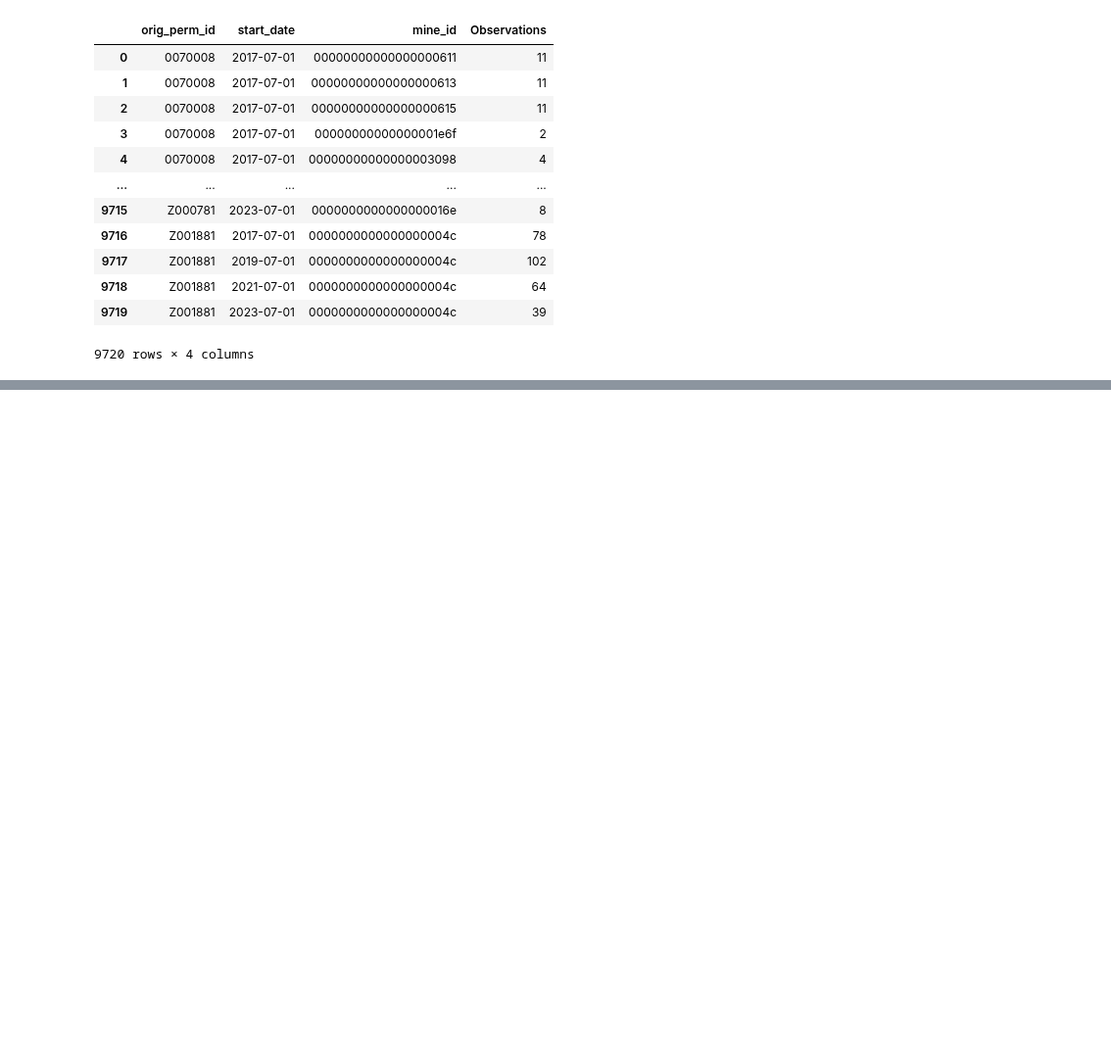
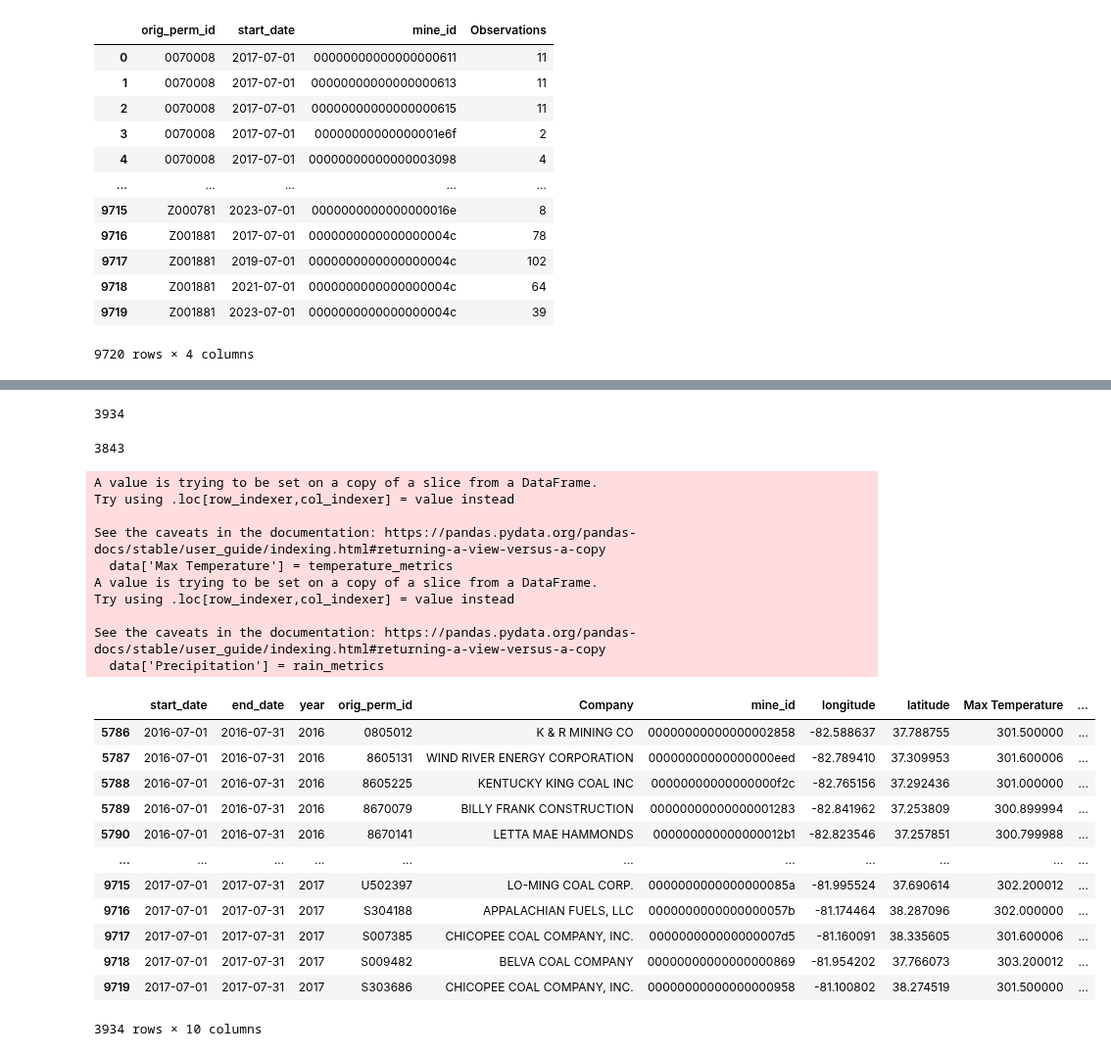
Before and after one commit to KendallScott/Capstone, a Jupyter notebook: Data_Cleanup_all.ipynb, the cells around one changed output, grey strips where cells are left out. Shown at 98% size. Saved outputs shown, nothing was run; the diff lists cells and outputs as text; code cells hidden in the pictures; blank space fills up the shorter version.

```diff
--- a/Data_Cleanup_all.ipynb
+++ b/Data_Cleanup_all.ipynb
@@ -278,6 +260,10 @@ Enter verification code: 4/1AfJohXnNNtffVJni2sl8rPKXwFpoyadGOhkb5phYgdrm7fjJYqGo
 
 Successfully saved authorization token.
 # %%
-dataquery = df[['start_date','end_date','year', 'orig_perm_id']].drop_duplicates()
+dataquery = df[['start_date','end_date','year', 'orig_perm_id', 'Company', 'mine_id']].drop_duplicates()
 dataquery['end_date'] = dataquery['end_date'].astype(str)
 dataquery['start_date'] = dataquery['start_date'].astype(str)
+
+df_lat_long = df[['orig_perm_id', 'start_date','end_date', 'longitude', 'latitude', 'Company', 'mine_id']].groupby(['orig_perm_id', 'end_date', 'Company', 'mine_id']).last()
+df_lat_long['start_date'] = df_lat_long['start_date'].astype(str)
+dataquery = pd.merge(dataquery, df_lat_long,  how='inner', left_on=['orig_perm_id', 'Company', 'mine_id','start_date'], right_on = ['orig_perm_id', 'Company', 'mine_id','start_date'])
@@ -303,12 +274,10 @@ dataquery
-# %%
-dataquery = pd.merge(dataquery, df_lat_long,  how='inner', left_on=['orig_perm_id', 'start_date'], right_on = ['orig_perm_id','start_date'])
 # %%
 temperature_metrics = []
 water_quality_metrics = []
 rain_metrics = []
 aerosol_metrics = []
 
-i=0
+i=5786
 while i < len(dataquery):
     # Access the geometry of the feature
     data = dataquery[i:(i+1)]
@@ -360,12 +329,8 @@ while i < len(dataquery):
 #https://developers.google.com/earth-engine/datasets/catalog/COPERNICUS_S5P_NRTI_L3_AER_AI#bands
 #A measure of the prevalence of aerosols in the atmosphere.
 
-    print('max_temp',temp.getInfo())
-    print('rain',rain.getInfo())
-    print('water quality:',water_quality_stats.getInfo())
-    print(i+1/len(dataquery))
+    print(i)
     # Append the water quality metric to the list
-    water_quality_metrics.append(water_quality_stats.getInfo())
     temperature_metrics.append(temp.getInfo())
     rain_metrics.append(rain.getInfo())
     i+=1
@@ -392,9 +432,9 @@ water quality: -0.17455690334857046
 # %%
 # Add latitude, longitude, elevation, and water quality columns
-dataquery['Water Quality'] = water_quality_metrics
-dataquery['Max Temperature'] = temperature_metrics
-dataquery['Precipitation'] = rain_metrics
+data = pd.DataFrame()
+data['Max Temperature'] = temperature_metrics
+data['Precipitation'] = rain_metrics
 
 # Print the updated DataFrame
-print(dataquery)
+print(data)
 # %% [output]
@@ -401,0 +455,39 @@ ValueError: ignored
+# %%
+len(temperature_metrics)
+# %% [output]
+3934
+# %%
+len(dataquery[5786:9629])
+# %% [output]
+3843
+# %%
+data = pd.DataFrame()
+data = dataquery[5786:10629]
+#data['Water Quality'] = water_quality_metrics
+data['Max Temperature'] = temperature_metrics
+data['Precipitation'] = rain_metrics
+data
+# %% [output]
+A value is trying to be set on a copy of a slice from a DataFrame.
+Try using .loc[row_indexer,col_indexer] = value instead
+
+See the caveats in the documentation: https://pandas.pydata.org/pandas-docs/stable/user_guide/indexing.html#returning-a-view-versus-a-copy
+  data['Max Temperature'] = temperature_metrics
+A value is trying to be set on a copy of a slice from a DataFrame.
+Try using .loc[row_indexer,col_indexer] = value instead
+
+See the caveats in the documentation: https://pandas.pydata.org/pandas-docs/stable/user_guide/indexing.html#returning-a-view-versus-a-copy
+  data['Precipitation'] = rain_metrics
+|  | start_date | end_date | year | orig_perm_id | Company | mine_id | longitude | latitude | Max Temperature | ... |
+| 5786 | 2016-07-01 | 2016-07-31 | 2016 | 0805012 | K & R MINING CO | 00000000000000002858 | -82.588637 | 37.788755 | 301.500000 | ... |
+| 5787 | 2016-07-01 | 2016-07-31 | 2016 | 8605131 | WIND RIVER ENERGY CORPORATION | 00000000000000000eed | -82.789410 | 37.309953 | 301.600006 | ... |
+| 5788 | 2016-07-01 | 2016-07-31 | 2016 | 8605225 | KENTUCKY KING COAL INC | 00000000000000000f2c | -82.765156 | 37.292436 | 301.000000 | ... |
+| 5789 | 2016-07-01 | 2016-07-31 | 2016 | 8670079 | BILLY FRANK CONSTRUCTION | 00000000000000001283 | -82.841962 | 37.253809 | 300.899994 | ... |
+| 5790 | 2016-07-01 | 2016-07-31 | 2016 | 8670141 | LETTA MAE HAMMONDS | 000000000000000012b1 | -82.823546 | 37.257851 | 300.799988 | ... |
+| ... | ... | ... | ... | ... | ... | ... | ... | ... | ... | ... |
+| 9715 | 2017-07-01 | 2017-07-31 | 2017 | U502397 | LO-MING COAL CORP. | 0000000000000000085a | -81.995524 | 37.690614 | 302.200012 | ... |
+| 9716 | 2017-07-01 | 2017-07-31 | 2017 | S304188 | APPALACHIAN FUELS, LLC | 0000000000000000057b | -81.174464 | 38.287096 | 302.000000 | ... |
+| 9717 | 2017-07-01 | 2017-07-31 | 2017 | S007385 | CHICOPEE COAL COMPANY, INC. | 000000000000000007d5 | -81.160091 | 38.335605 | 301.600006 | ... |
+| 9718 | 2017-07-01 | 2017-07-31 | 2017 | S009482 | BELVA COAL COMPANY | 00000000000000000869 | -81.954202 | 37.766073 | 303.200012 | ... |
+| 9719 | 2017-07-01 | 2017-07-31 | 2017 | S303686 | CHICOPEE COAL COMPANY, INC. | 00000000000000000958 | -81.100802 | 38.274519 | 301.500000 | ... |
+3934 rows × 10 columns
```
Also changed, not shown: parts of 16 cells of this notebook.
